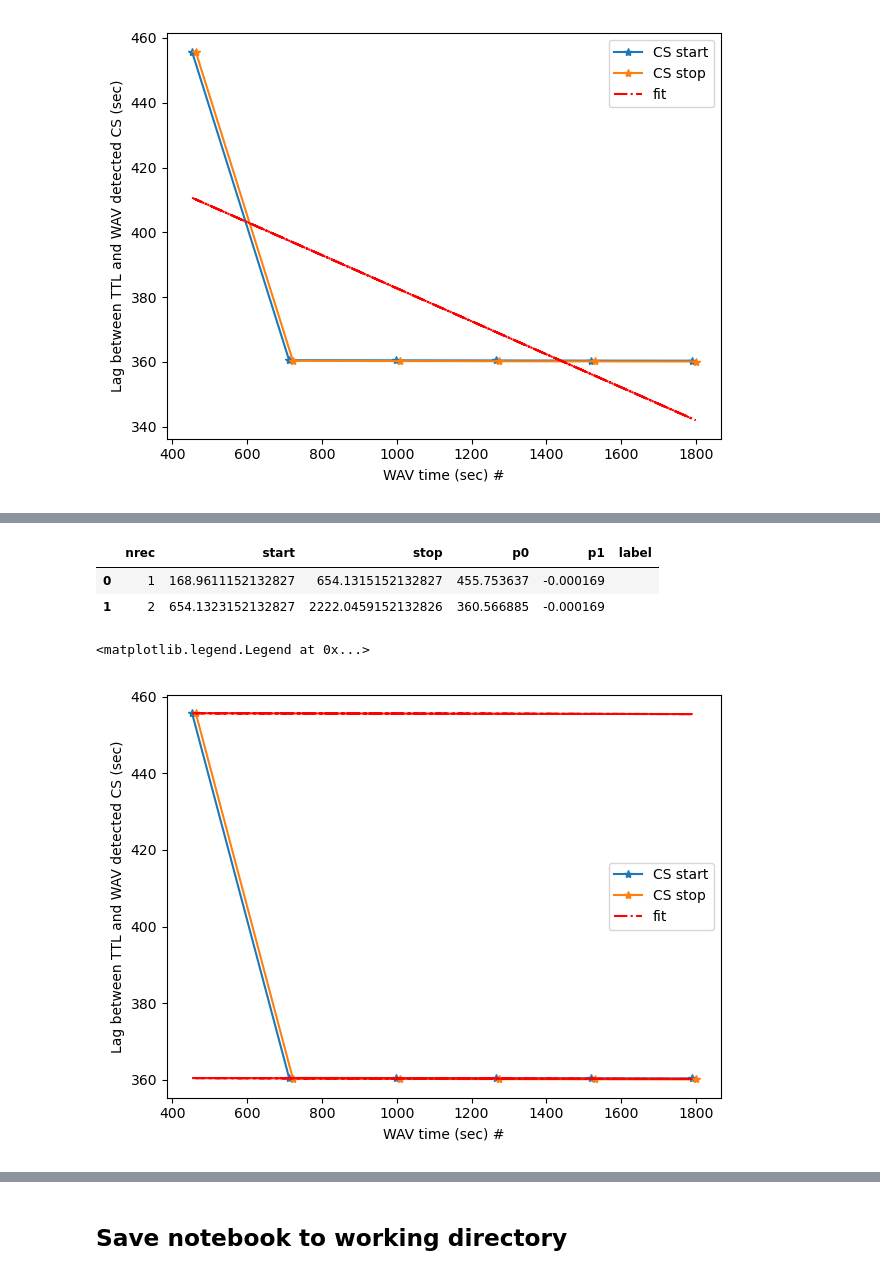
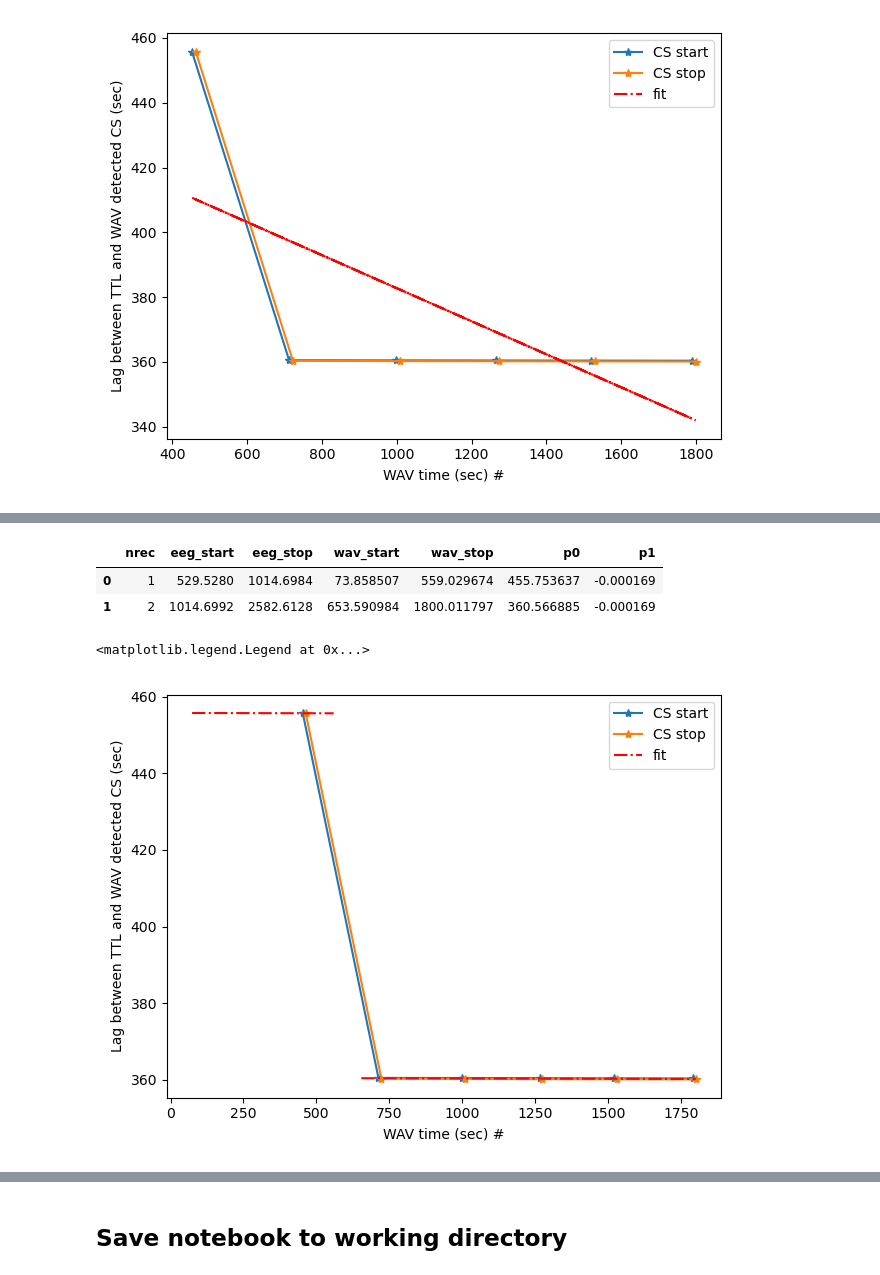
Before and after one commit to nkinsky/TraceFC, a Jupyter notebook: Notebooks/Sync_USV_and_Ephys.ipynb, the cells around one changed output, grey strips where cells are left out. Saved outputs shown, nothing was run; the diff lists cells and outputs as text; code cells hidden in the pictures.

Commit message:
lots of code added to synchronize usvs through disconnects - needs to be ported into traceio class eventually

```diff
--- a/Notebooks/Sync_USV_and_Ephys.ipynb
+++ b/Notebooks/Sync_USV_and_Ephys.ipynb
@@ -325,7 +322,8 @@ from tracefc.io.traceio import grab_usv_folder
 csp_wav = grab_usv_folder(sess.basepath, 'csp')
 print(csp_wav)
 # Get CS+ times and plot to check
-cs_wav_epochs = detect_tone(csp_wav, freq_lims=(6900, 7100), thresh=0.05, tone_length=10, tone_label="CS+", plot_check=True)
+cs_wav_epochs, cs_wav_stop = detect_tone(csp_wav, freq_lims=(6900, 7100), thresh=0.05, tone_length=10, tone_label="CS+",
+                                         plot_check=True, return_stop=True)
 # Check that lags are consistent
 cs_start_lags = cs_starts_combined - cs_wav_epochs.starts
 print(f"Mean start lag time of {np.mean(cs_start_lags):0.3F} sec with std = {np.std(cs_start_lags):0.3F} sec. Add lags from wavfile times to get ephys times")
@@ -456,0 +500,5 @@ array([[ 712.48741573,  722.61623596],
+# %%
+wav_rough_start = cs_oe_start_df.iloc[0].datetimes - pd.Timedelta(cs_times_wav[0][0], 'seconds')
+print(wav_rough_start)
+wav_rough_stop = wav_rough_start + pd.Timedelta(cs_wav_stop, 'seconds')
+print(wav_rough_stop)
@@ -459,7 +510,7 @@ array([[ 712.48741573,  722.61623596],
 cs_times_wav = np.stack((cs_wav_epochs.starts, cs_wav_epochs.stops), axis=1)
 cs_lags_comb = np.stack((cs_start_lags, cs_stop_lags), axis=1)
 
-def fit_line_to_lags(times_wav, oe_lags_comb, use_slope=None):
+def fit_line_to_lags(times_wav, oe_lags_comb, use_slope=-0.0001687172):
 
     if times_wav.shape[0] > 1:
         # Fit function to approximate drift
@@ -478,15 +529,16 @@ def fit_line_to_lags(times_wav, oe_lags_comb, use_slope=None):
     return p
 
 # 2) Identify roughly where each tone occurred
-### NRK send to long form
 sync_dt_epochs = Epoch(pd.DataFrame({"start": sync_df[sync_df.Condition == "start"].Datetime.values.astype("long"),
                         "stop": sync_df[sync_df.Condition == "stop"].Datetime.values.astype("long"),
                         "label": ""}))
 indx_bool, _, _ = sync_dt_epochs.contains(cs_oe_start_df.datetimes.values.astype("long"))
 rec_number = (np.digitize(cs_oe_start_df.datetimes.values.astype("long")[indx_bool], sync_dt_epochs.flatten()) - 1) /2
 rec_number = rec_number[indx_bool].astype(int)
+rec_numbers = np.unique(rec_number)
+nepochs = len(rec_numbers)
 
-nepochs = len(np.unique(rec_number))
+# wav_start_rough =
 
 # 3-4) Call each session and fit a line
 p_list = []
@@ -507,44 +559,42 @@ for pid in np.unique(rec_number):
         p_list_refit.append(p_list[pid])
     else:
         p_list_refit.append(fit_line_to_lags(cs_times_wav[rec_number == pid], cs_lags_comb[rec_number == pid], use_slope=slope_use))
-
-    # Get time limits of WAV recordings thatcorrespond to ephys recordings
-    rec_df = sync_df[sync_df.Recording == pid]
-    eeg_start, eeg_stop = rec_df[rec_df.Condition == "start"].eeg_time.values, rec_df[rec_df.Condition == "stop"].eeg_time.values
-    wav_starts.append((eeg_start - usv_sync_df[usv_sync_df.nrec == nrec].p0.mean()).squeeze())
-    wav_stops.append((eeg_stop - usv_sync_df[usv_sync_df.nrec == nrec].p0.mean()).squeeze())
-
-p_refit = np.array(p_list_refit)
-
-# 6) Make into nice pandas array for later calculating times!
-wav_sync_df = pd.DataFrame({"nrec": np.unique(rec_number), "start": wav_starts, "stop": wav_stops,
-                            "p0": p_refit[:, 0], "p1": p_refit[:, 1], "label": ""})#7
+    p_refit = np.array(p_list_refit)
 
 
-# 7) spit out fit of lags to each time point!
+# 6) Get df of wav starts and stops
+rec_rough_start = cs_oe_start_df.iloc[0].datetimes - pd.Timedelta(cs_times_wav[0][0], 'seconds')
+rec_rough_stop = wav_rough_start + pd.Timedelta(cs_wav_stop, 'seconds')
+wav_sync_df = external_rec_sync_df(sync_df, rec_rough_start, rec_rough_stop, "wav")
+
+# 7) Add in slopes
+wav_sync_df = wav_sync_df.merge(pd.DataFrame({"nrec": np.unique(rec_number), "p0": p_refit[:, 0], "p1": p_refit[:, 1]}))
+
 wav_sync_df
 # %% [output]
-|  | nrec | start | stop | p0 | p1 | label |
-| 0 | 1 | 168.9611152132827 | 654.1315152132827 | 455.753637 | -0.000169 |  |
-| 1 | 2 | 654.1323152132827 | 2222.0459152132826 | 360.566885 | -0.000169 |  |
+|  | nrec | eeg_start | eeg_stop | wav_start | wav_stop | p0 | p1 |
+| 0 | 1 | 529.5280 | 1014.6984 | 73.858507 | 559.029674 | 455.753637 | -0.000169 |
+| 1 | 2 | 1014.6992 | 2582.6128 | 653.590984 | 1800.011797 | 360.566885 | -0.000169 |
 # %%
 _, ax = plt.subplots(layout='tight')
 cs_times_wav = np.stack((cs_wav_epochs.starts, cs_wav_epochs.stops), axis=1)
 cs_lags_comb = np.stack((cs_start_lags, cs_stop_lags), axis=1)
-hl = ax.plot(cs_times_wav, cs_lags_comb, '*-')
+hl = ax.plot(cs_times_wav, cs_lags_comb, '-*')
 ax.set_xlabel('WAV time (sec) #')
 ax.set_ylabel('Lag between TTL and WAV detected CS (sec)')
 ax.legend(hl, ('CS Start', 'CS Stop'))
 
 # Fit function to approximate drift
 y = cs_lags_comb.T.reshape(-1)
 M = np.stack((np.ones_like(cs_lags_comb.reshape(-1)), cs_times_wav.T.reshape(-1)), axis=1)
 p, res, rnk, s = lstsq(M, y)
 for nrec in [1, 2]:
-    hfit = ax.plot(cs_times_wav.T.reshape(-1), wav_sync_df[wav_sync_df.nrec == nrec].p0.values +
-                   wav_sync_df[wav_sync_df.nrec == nrec].p1.values*cs_times_wav.T.reshape(-1), 'r-.')
+
+    wav_times = wav_sync_df.loc[wav_sync_df.nrec == nrec, ["wav_start", "wav_stop"]].values.squeeze()
+    hfit = ax.plot(wav_times, wav_sync_df[wav_sync_df.nrec == nrec].p0.values +
+                   wav_sync_df[wav_sync_df.nrec == nrec].p1.values*wav_times, 'r-.')
 hl.extend(hfit)
 ax.legend(hl, ('CS start', 'CS stop', 'fit'))
 # %% [output]
 <matplotlib.legend.Legend at 0x...>
-[figure, old version]
+[figure, new version]
```
Also changed, not shown: parts of 18 cells of this notebook.
